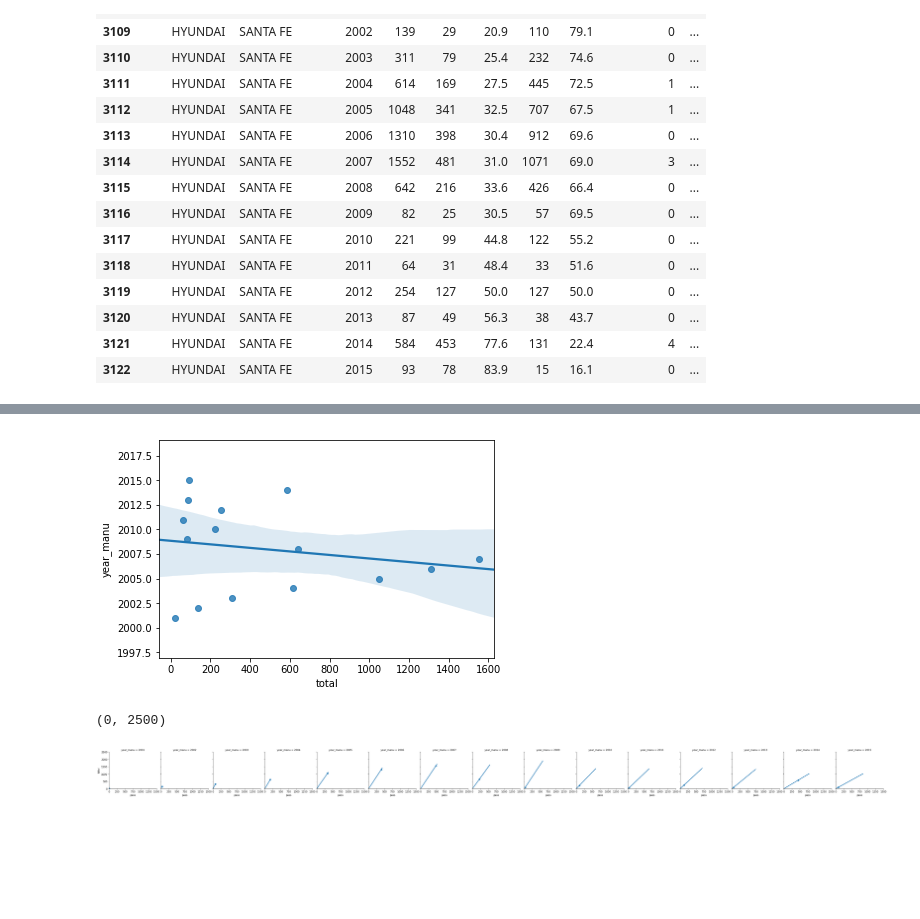
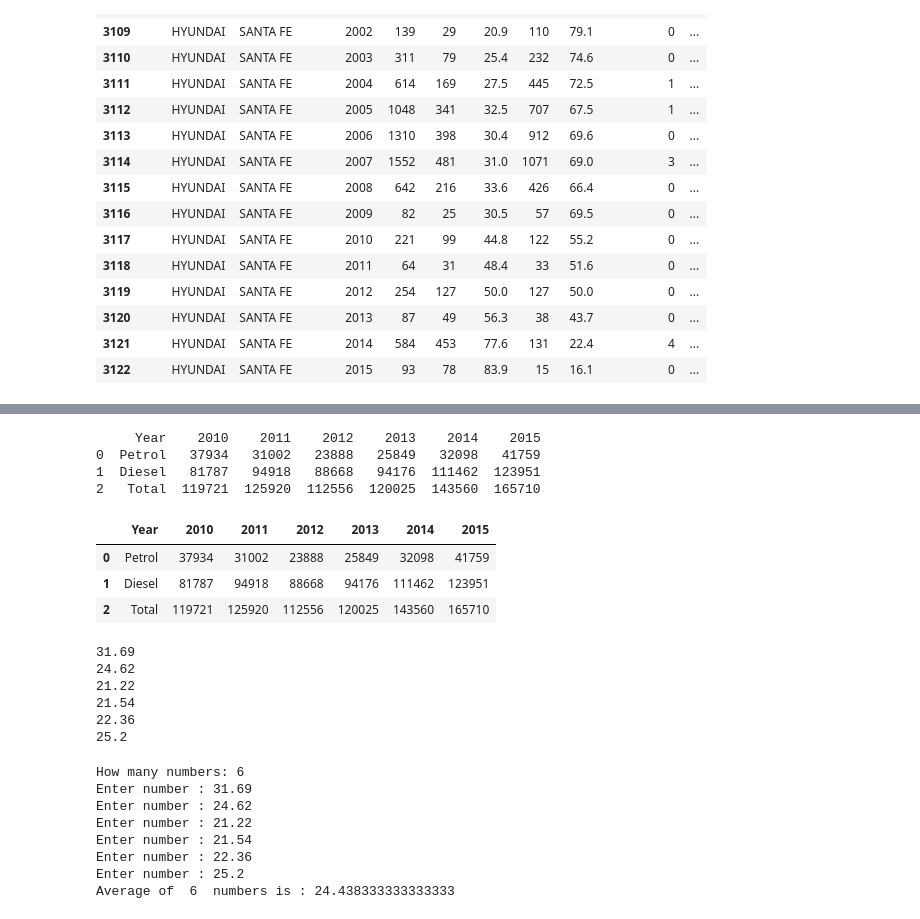
Before and after one commit to bexiturley/Programming-for-Data-Analysis-Project-2019, a Jupyter notebook: nct.ipynb, the cells around one changed output, grey strips where cells are left out. Cells and saved outputs as stored; diff of their text form; code cells hidden in the pictures; blank space fills up the shorter version.

Commit message:
add more variables

```diff
--- a/nct.ipynb
+++ b/nct.ipynb
@@ -304,14 +286,65 @@ sns.regplot(x="year_manu", y="pass", data=df2);
-# %%
-sns.regplot(x="total", y="year_manu", data=df2);
-# %% [output]
-[figure, removed]
-# %%
-
-# Regression plots using FacetGrid broken into individual years
-g = sns.FacetGrid(df2, col="year_manu")
-g.map(sns.regplot, "pass", "total")
-plt.xlim(0,1500)
-plt.ylim(0, 2500)
-# %% [output]
-(0, 2500)
-[figure, removed]
+# %%
+# I want to add two new variables to the table which states whether or not the car ran on petrol or diesel.  The figures are not available for that particular model so I again used statbank and got the breakdown for them. The information doesn not exist prior to 2010 and I only go up to 2015 for the nct so that is all I will import.  I plan to get a rough idea on the breakdown and apply it to my database.
+import csv
+df3 = pd.read_csv(r"C:/Users/Rebecca/Desktop/Prog Data 2019/Programming-for-Data-Analysis-Project-2019/dvp.csv")
+print (df3)
+# %% [output]
+     Year    2010    2011    2012    2013    2014    2015
+0  Petrol   37934   31002   23888   25849   32098   41759
+1  Diesel   81787   94918   88668   94176  111462  123951
+2   Total  119721  125920  112556  120025  143560  165710
+# %%
+df3.head()
+# %% [output]
+|  | Year | 2010 | 2011 | 2012 | 2013 | 2014 | 2015 |
+| 0 | Petrol | 37934 | 31002 | 23888 | 25849 | 32098 | 41759 |
+| 1 | Diesel | 81787 | 94918 | 88668 | 94176 | 111462 | 123951 |
+| 2 | Total | 119721 | 125920 | 112556 | 120025 | 143560 | 165710 |
+# %%
+# Show the percentage of petrol cars in 2010
+print (round( 37934/ 119721 * 100,2))
+
+# Show the percentage of petrol cars in 2011
+print (round( 31002/ 125920 * 100,2))
+
+# Show the percentage of petrol cars in 2012
+print (round( 23888/ 112556 * 100,2))
+
+# Show the percentage of petrol cars in 2013
+print (round( 25849/ 120025* 100,2))
+
+# Show the percentage of petrol cars in 2014
+print (round( 32098/ 143560 * 100,2))
+
+# Show the percentage of petrol cars in 2015
+print (round( 41759/ 165710 * 100,2))
+
+
+
+from IPython.core.interactiveshell import InteractiveShell
+
+InteractiveShell.ast_node_interactivity = "all"
+# %% [output]
+31.69
+24.62
+21.22
+21.54
+22.36
+25.2
+# %%
+num = int(input('How many numbers: '))
+total_sum = 0
+for n in range(num):
+    numbers = float(input('Enter number : '))
+    total_sum += numbers
+avg = total_sum/num
+print('Average of ', num, ' numbers is :', avg)
+# %% [output]
+How many numbers: 6
+Enter number : 31.69
+Enter number : 24.62
+Enter number : 21.22
+Enter number : 21.54
+Enter number : 22.36
+Enter number : 25.2
+Average of  6  numbers is : 24.438333333333333
```
Also changed, not shown: parts of 7 cells of this notebook, 5 other files.
